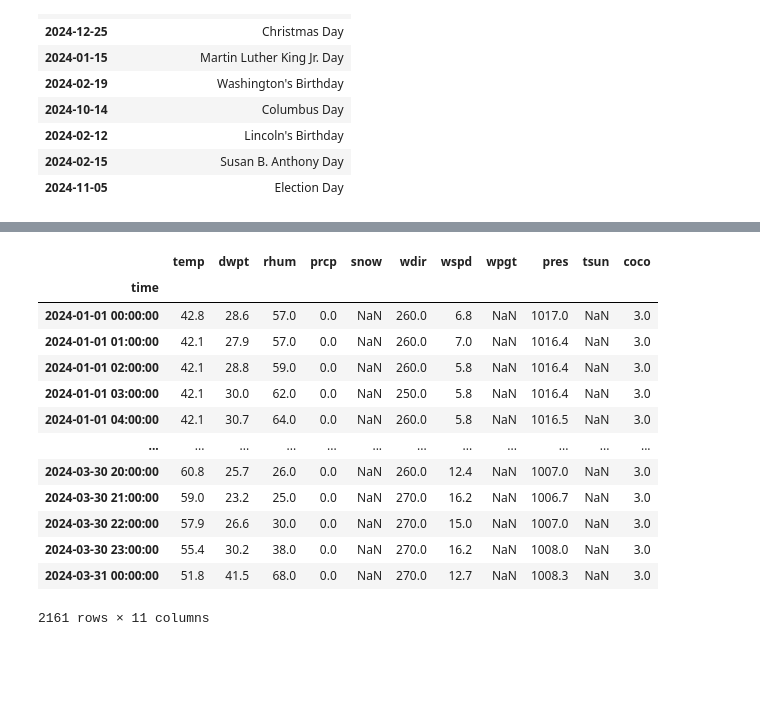
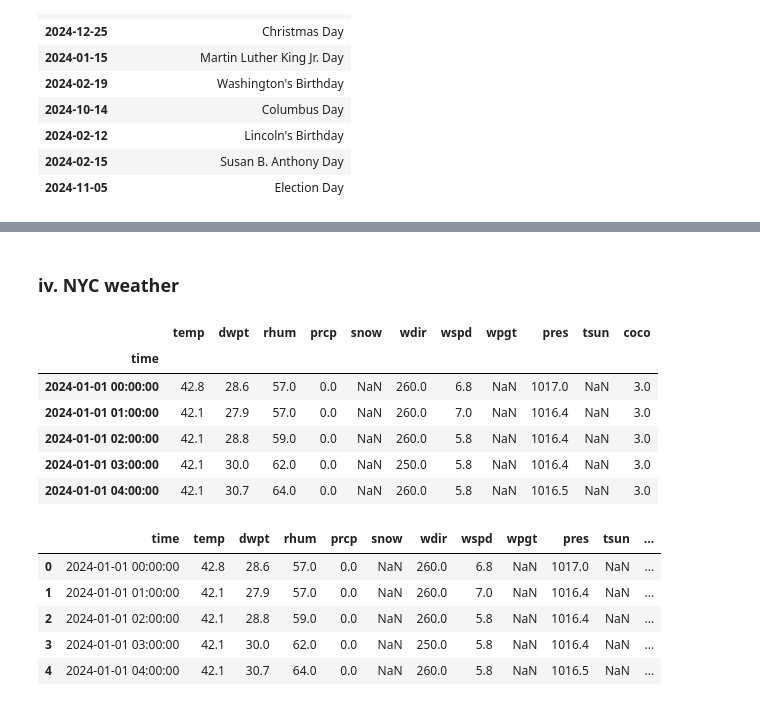
Before and after one commit to chikeorah/NYC-TLC-Trips, a Jupyter notebook: tlc.ipynb, the cells around one changed output, grey strips where cells are left out. Drawn from its saved outputs; the diff is of its cells as text; code cells hidden in the pictures; blank space fills up the shorter version.

Commit message:
data merge done

```diff
--- a/tlc.ipynb
+++ b/tlc.ipynb
@@ -166,30 +185,39 @@ fhvhv.head(20)
+# %% [markdown]
+### iv. NYC weather
 # %%
-#Weather
+#Get Weather data
 from datetime import datetime
 from meteostat import Point, Monthly, Daily, Hourly, Normals, units
 # Set time period
 start = datetime(2024, 1, 1)
 end = datetime(2024, 3, 31)
 # Create Point for NY
 location = Point(40.712775, -74.005973)
 # Get daily data
-data = Hourly(location, start, end)
-data = data.convert(units.imperial)
-data = data.fetch()
+weather_data = Hourly(location, start, end)
+weather_data = weather_data.convert(units.imperial)
+weather_data = weather_data.fetch()
 
-data
+weather_data.head()
 # %% [output]
 |  | temp | dwpt | rhum | prcp | snow | wdir | wspd | wpgt | pres | tsun | coco |
 | time |  |  |  |  |  |  |  |  |  |  |  |
 | 2024-01-01 00:00:00 | 42.8 | 28.6 | 57.0 | 0.0 | NaN | 260.0 | 6.8 | NaN | 1017.0 | NaN | 3.0 |
 | 2024-01-01 01:00:00 | 42.1 | 27.9 | 57.0 | 0.0 | NaN | 260.0 | 7.0 | NaN | 1016.4 | NaN | 3.0 |
 | 2024-01-01 02:00:00 | 42.1 | 28.8 | 59.0 | 0.0 | NaN | 260.0 | 5.8 | NaN | 1016.4 | NaN | 3.0 |
 | 2024-01-01 03:00:00 | 42.1 | 30.0 | 62.0 | 0.0 | NaN | 250.0 | 5.8 | NaN | 1016.4 | NaN | 3.0 |
 | 2024-01-01 04:00:00 | 42.1 | 30.7 | 64.0 | 0.0 | NaN | 260.0 | 5.8 | NaN | 1016.5 | NaN | 3.0 |
-| ... | ... | ... | ... | ... | ... | ... | ... | ... | ... | ... | ... |
-| 2024-03-30 20:00:00 | 60.8 | 25.7 | 26.0 | 0.0 | NaN | 260.0 | 12.4 | NaN | 1007.0 | NaN | 3.0 |
-| 2024-03-30 21:00:00 | 59.0 | 23.2 | 25.0 | 0.0 | NaN | 270.0 | 16.2 | NaN | 1006.7 | NaN | 3.0 |
-| 2024-03-30 22:00:00 | 57.9 | 26.6 | 30.0 | 0.0 | NaN | 270.0 | 15.0 | NaN | 1007.0 | NaN | 3.0 |
-| 2024-03-30 23:00:00 | 55.4 | 30.2 | 38.0 | 0.0 | NaN | 270.0 | 16.2 | NaN | 1008.0 | NaN | 3.0 |
-| 2024-03-31 00:00:00 | 51.8 | 41.5 | 68.0 | 0.0 | NaN | 270.0 | 12.7 | NaN | 1008.3 | NaN | 3.0 |
-2161 rows × 11 columns
+# %%
+#reset index and convert time to datetime
+weather_data.reset_index(inplace=True)
+weather_data.rename(columns={'index': 'time'}, inplace=True)
+weather_data['time'] = pd.to_datetime(weather_data['time'])
+
+weather_data.head()
+# %% [output]
+|  | time | temp | dwpt | rhum | prcp | snow | wdir | wspd | wpgt | pres | tsun | ... |
+| 0 | 2024-01-01 00:00:00 | 42.8 | 28.6 | 57.0 | 0.0 | NaN | 260.0 | 6.8 | NaN | 1017.0 | NaN | ... |
+| 1 | 2024-01-01 01:00:00 | 42.1 | 27.9 | 57.0 | 0.0 | NaN | 260.0 | 7.0 | NaN | 1016.4 | NaN | ... |
+| 2 | 2024-01-01 02:00:00 | 42.1 | 28.8 | 59.0 | 0.0 | NaN | 260.0 | 5.8 | NaN | 1016.4 | NaN | ... |
+| 3 | 2024-01-01 03:00:00 | 42.1 | 30.0 | 62.0 | 0.0 | NaN | 250.0 | 5.8 | NaN | 1016.4 | NaN | ... |
+| 4 | 2024-01-01 04:00:00 | 42.1 | 30.7 | 64.0 | 0.0 | NaN | 260.0 | 5.8 | NaN | 1016.5 | NaN | ... |
```
Also changed, not shown: parts of 16 cells of this notebook, 2 other files.
